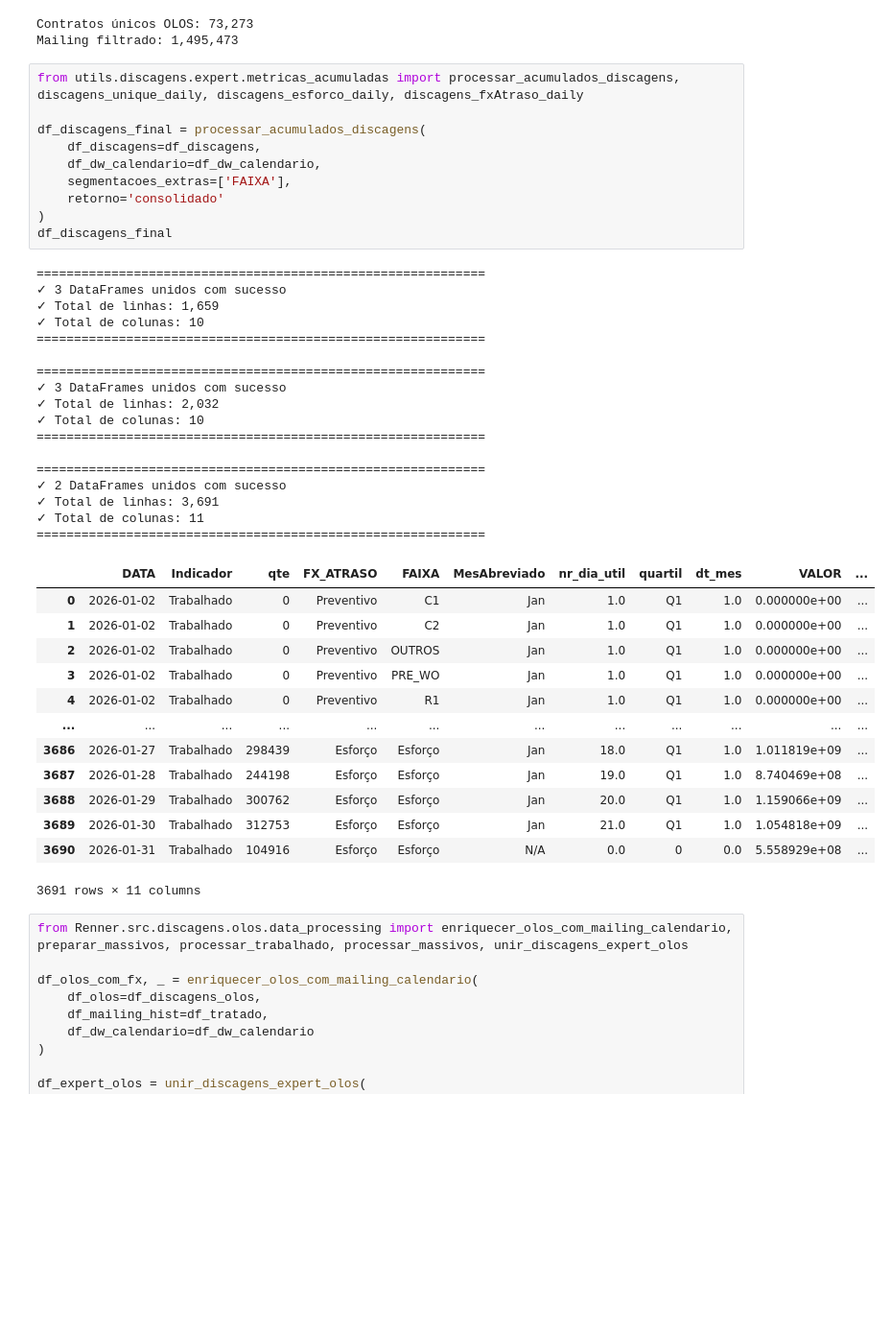
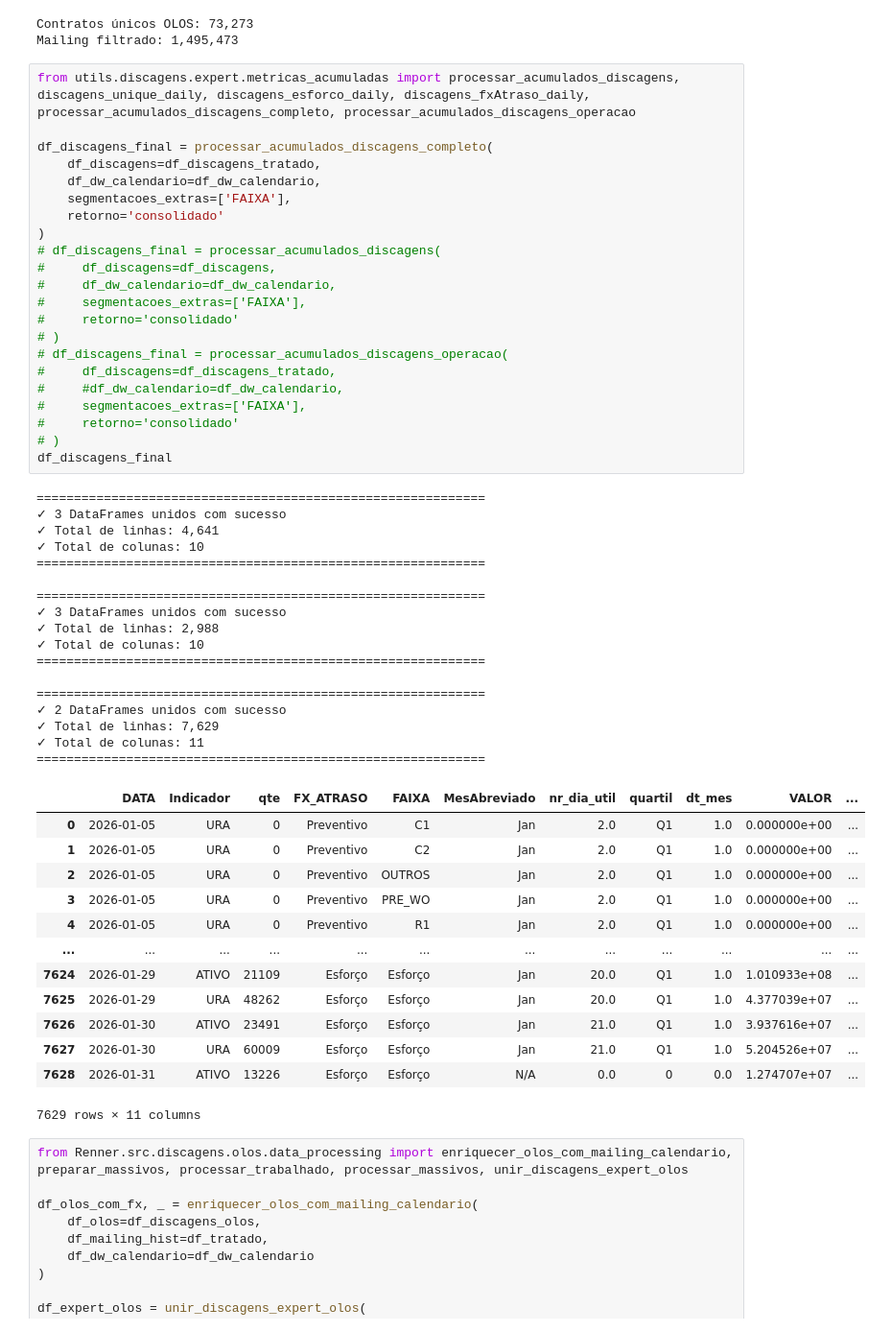
Before and after one commit to Claudiano-alves/Data-Analysis-Portfolio, a Jupyter notebook: Projects/notebooks/data_wrangling_renner.ipynb, the cells around one changed output. Shown at 96% size. Saved outputs shown, nothing was run; the diff lists cells and outputs as text; blank space fills up the shorter version.

Commit message:
UPDATE. Desenvolvido a contagem acumulada por operação, um dos indicadores de trabalhado.

```diff
--- a/Projects/notebooks/data_wrangling_renner.ipynb
+++ b/Projects/notebooks/data_wrangling_renner.ipynb
@@ -293,46 +296,58 @@ print(f"Mailing filtrado: {len(df_mailing_olos):,}")
 Contratos únicos OLOS: 73,273
 Mailing filtrado: 1,495,473
 # %%
-from utils.discagens.expert.metricas_acumuladas import processar_acumulados_discagens, discagens_unique_daily, discagens_esforco_daily, discagens_fxAtraso_daily
+from utils.discagens.expert.metricas_acumuladas import processar_acumulados_discagens, discagens_unique_daily, discagens_esforco_daily, discagens_fxAtraso_daily, processar_acumulados_discagens_completo, processar_acumulados_discagens_operacao
 
-df_discagens_final = processar_acumulados_discagens(
-    df_discagens=df_discagens,
+df_discagens_final = processar_acumulados_discagens_completo(
+    df_discagens=df_discagens_tratado,
     df_dw_calendario=df_dw_calendario,
     segmentacoes_extras=['FAIXA'],
     retorno='consolidado'
 )
+# df_discagens_final = processar_acumulados_discagens(
+#     df_discagens=df_discagens,
+#     df_dw_calendario=df_dw_calendario,
+#     segmentacoes_extras=['FAIXA'],
+#     retorno='consolidado'
+# )
+# df_discagens_final = processar_acumulados_discagens_operacao(
+#     df_discagens=df_discagens_tratado,
+#     #df_dw_calendario=df_dw_calendario,
+#     segmentacoes_extras=['FAIXA'],
+#     retorno='consolidado'
+# )
 df_discagens_final
 # %% [output]
 ============================================================
 ✓ 3 DataFrames unidos com sucesso
-✓ Total de linhas: 1,659
+✓ Total de linhas: 4,641
 ✓ Total de colunas: 10
 ============================================================
 
 ============================================================
 ✓ 3 DataFrames unidos com sucesso
-✓ Total de linhas: 2,032
+✓ Total de linhas: 2,988
 ✓ Total de colunas: 10
 ============================================================
 
 ============================================================
 ✓ 2 DataFrames unidos com sucesso
-✓ Total de linhas: 3,691
+✓ Total de linhas: 7,629
 ✓ Total de colunas: 11
 ============================================================
 |  | DATA | Indicador | qte | FX_ATRASO | FAIXA | MesAbreviado | nr_dia_util | quartil | dt_mes | VALOR | ... |
-| 0 | 2026-01-02 | Trabalhado | 0 | Preventivo | C1 | Jan | 1.0 | Q1 | 1.0 | 0.000000e+00 | ... |
-| 1 | 2026-01-02 | Trabalhado | 0 | Preventivo | C2 | Jan | 1.0 | Q1 | 1.0 | 0.000000e+00 | ... |
-| 2 | 2026-01-02 | Trabalhado | 0 | Preventivo | OUTROS | Jan | 1.0 | Q1 | 1.0 | 0.000000e+00 | ... |
-| 3 | 2026-01-02 | Trabalhado | 0 | Preventivo | PRE_WO | Jan | 1.0 | Q1 | 1.0 | 0.000000e+00 | ... |
-| 4 | 2026-01-02 | Trabalhado | 0 | Preventivo | R1 | Jan | 1.0 | Q1 | 1.0 | 0.000000e+00 | ... |
+| 0 | 2026-01-05 | URA | 0 | Preventivo | C1 | Jan | 2.0 | Q1 | 1.0 | 0.000000e+00 | ... |
+| 1 | 2026-01-05 | URA | 0 | Preventivo | C2 | Jan | 2.0 | Q1 | 1.0 | 0.000000e+00 | ... |
+| 2 | 2026-01-05 | URA | 0 | Preventivo | OUTROS | Jan | 2.0 | Q1 | 1.0 | 0.000000e+00 | ... |
+| 3 | 2026-01-05 | URA | 0 | Preventivo | PRE_WO | Jan | 2.0 | Q1 | 1.0 | 0.000000e+00 | ... |
+| 4 | 2026-01-05 | URA | 0 | Preventivo | R1 | Jan | 2.0 | Q1 | 1.0 | 0.000000e+00 | ... |
 | ... | ... | ... | ... | ... | ... | ... | ... | ... | ... | ... | ... |
-| 3686 | 2026-01-27 | Trabalhado | 298439 | Esforço | Esforço | Jan | 18.0 | Q1 | 1.0 | 1.011819e+09 | ... |
-| 3687 | 2026-01-28 | Trabalhado | 244198 | Esforço | Esforço | Jan | 19.0 | Q1 | 1.0 | 8.740469e+08 | ... |
-| 3688 | 2026-01-29 | Trabalhado | 300762 | Esforço | Esforço | Jan | 20.0 | Q1 | 1.0 | 1.159066e+09 | ... |
-| 3689 | 2026-01-30 | Trabalhado | 312753 | Esforço | Esforço | Jan | 21.0 | Q1 | 1.0 | 1.054818e+09 | ... |
-| 3690 | 2026-01-31 | Trabalhado | 104916 | Esforço | Esforço | N/A | 0.0 | 0 | 0.0 | 5.558929e+08 | ... |
+| 7624 | 2026-01-29 | ATIVO | 21109 | Esforço | Esforço | Jan | 20.0 | Q1 | 1.0 | 1.010933e+08 | ... |
+| 7625 | 2026-01-29 | URA | 48262 | Esforço | Esforço | Jan | 20.0 | Q1 | 1.0 | 4.377039e+07 | ... |
+| 7626 | 2026-01-30 | ATIVO | 23491 | Esforço | Esforço | Jan | 21.0 | Q1 | 1.0 | 3.937616e+07 | ... |
+| 7627 | 2026-01-30 | URA | 60009 | Esforço | Esforço | Jan | 21.0 | Q1 | 1.0 | 5.204526e+07 | ... |
+| 7628 | 2026-01-31 | ATIVO | 13226 | Esforço | Esforço | N/A | 0.0 | 0 | 0.0 | 1.274707e+07 | ... |
-3691 rows × 11 columns
+7629 rows × 11 columns
 # %%
 from Renner.src.discagens.olos.data_processing import enriquecer_olos_com_mailing_calendario, preparar_massivos, processar_trabalhado, processar_massivos, unir_discagens_expert_olos
 
```
Also changed, not shown: parts of 5 cells of this notebook, 5 other files.
